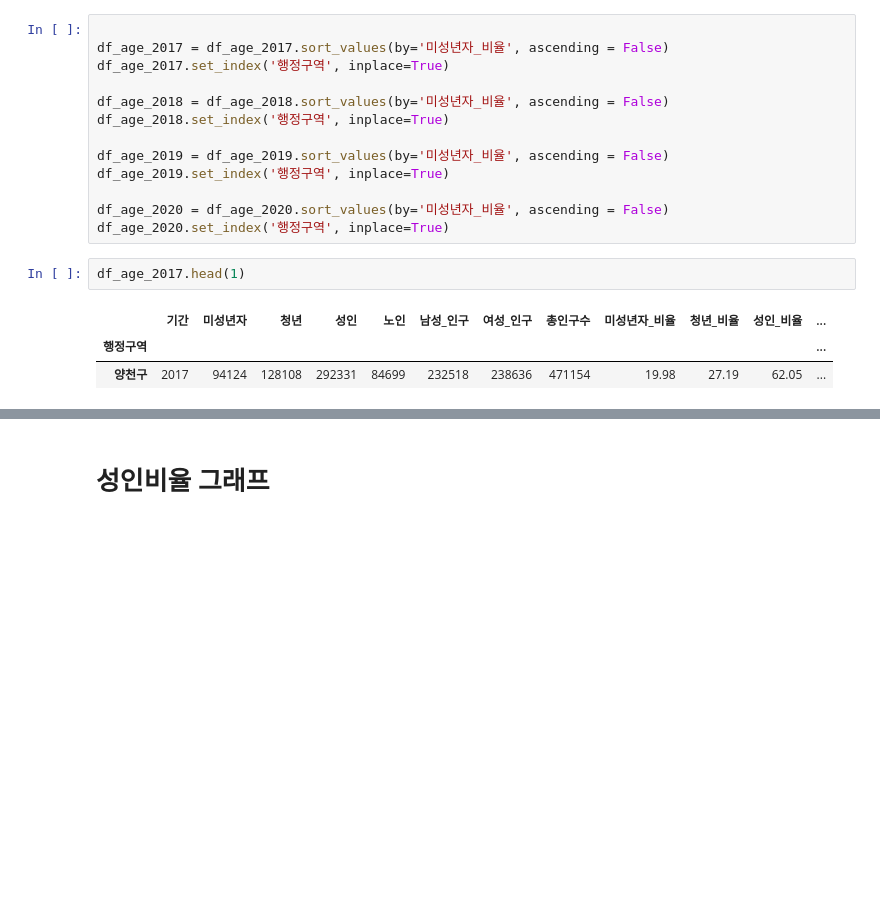
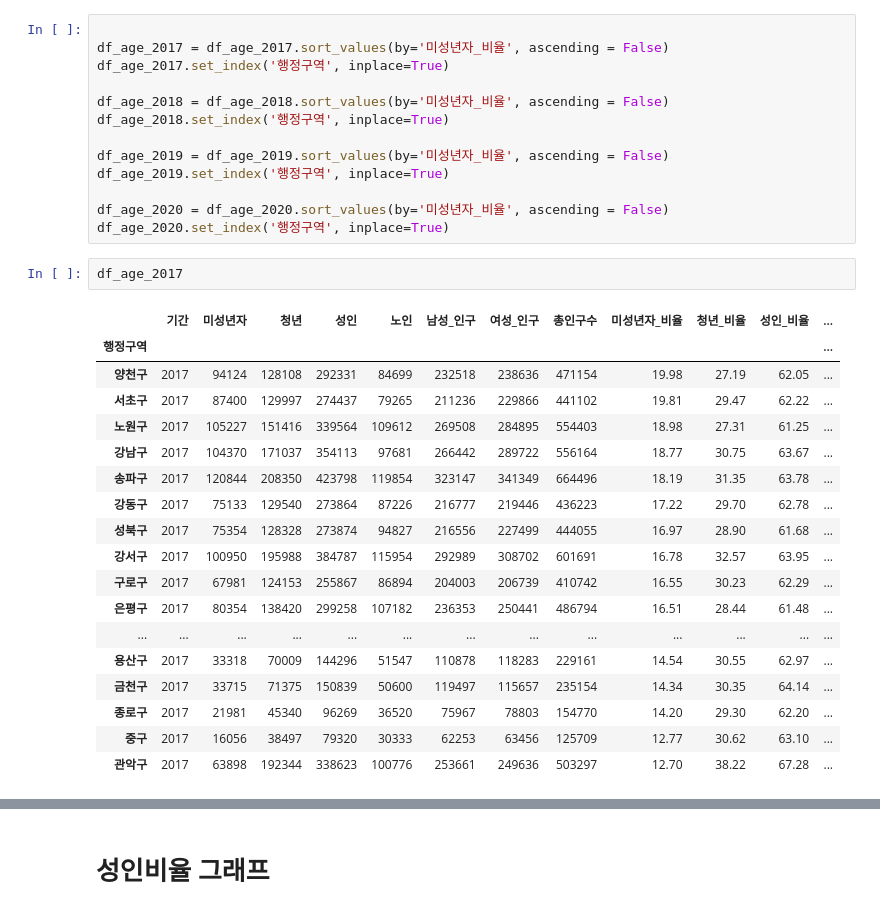
Before and after one commit to laits1/TIL, a Jupyter notebook: project/1)data분석 프로젝트/연령별 인구 그래프 차트.ipynb, the cells around one changed output, grey strips where cells are left out. Cells and saved outputs as stored; diff of their text form; blank space fills up the shorter version.

```diff
--- a/project/1)data분석 프로젝트/연령별 인구 그래프 차트.ipynb
+++ b/project/1)data분석 프로젝트/연령별 인구 그래프 차트.ipynb
@@ -62,8 +62,23 @@ df_age_2019.set_index('행정구역', inplace=True)
 df_age_2020 = df_age_2020.sort_values(by='미성년자_비율', ascending = False)
 df_age_2020.set_index('행정구역', inplace=True)
 # %%
-df_age_2017.head(1)
+df_age_2017
 # %% [output]
 |  | 기간 | 미성년자 | 청년 | 성인 | 노인 | 남성_인구 | 여성_인구 | 총인구수 | 미성년자_비율 | 청년_비율 | 성인_비율 | ... |
 | 행정구역 |  |  |  |  |  |  |  |  |  |  |  | ... |
 | 양천구 | 2017 | 94124 | 128108 | 292331 | 84699 | 232518 | 238636 | 471154 | 19.98 | 27.19 | 62.05 | ... |
+| 서초구 | 2017 | 87400 | 129997 | 274437 | 79265 | 211236 | 229866 | 441102 | 19.81 | 29.47 | 62.22 | ... |
+| 노원구 | 2017 | 105227 | 151416 | 339564 | 109612 | 269508 | 284895 | 554403 | 18.98 | 27.31 | 61.25 | ... |
+| 강남구 | 2017 | 104370 | 171037 | 354113 | 97681 | 266442 | 289722 | 556164 | 18.77 | 30.75 | 63.67 | ... |
+| 송파구 | 2017 | 120844 | 208350 | 423798 | 119854 | 323147 | 341349 | 664496 | 18.19 | 31.35 | 63.78 | ... |
+| 강동구 | 2017 | 75133 | 129540 | 273864 | 87226 | 216777 | 219446 | 436223 | 17.22 | 29.70 | 62.78 | ... |
+| 성북구 | 2017 | 75354 | 128328 | 273874 | 94827 | 216556 | 227499 | 444055 | 16.97 | 28.90 | 61.68 | ... |
+| 강서구 | 2017 | 100950 | 195988 | 384787 | 115954 | 292989 | 308702 | 601691 | 16.78 | 32.57 | 63.95 | ... |
+| 구로구 | 2017 | 67981 | 124153 | 255867 | 86894 | 204003 | 206739 | 410742 | 16.55 | 30.23 | 62.29 | ... |
+| 은평구 | 2017 | 80354 | 138420 | 299258 | 107182 | 236353 | 250441 | 486794 | 16.51 | 28.44 | 61.48 | ... |
+| ... | ... | ... | ... | ... | ... | ... | ... | ... | ... | ... | ... | ... |
+| 용산구 | 2017 | 33318 | 70009 | 144296 | 51547 | 110878 | 118283 | 229161 | 14.54 | 30.55 | 62.97 | ... |
+| 금천구 | 2017 | 33715 | 71375 | 150839 | 50600 | 119497 | 115657 | 235154 | 14.34 | 30.35 | 64.14 | ... |
+| 종로구 | 2017 | 21981 | 45340 | 96269 | 36520 | 75967 | 78803 | 154770 | 14.20 | 29.30 | 62.20 | ... |
+| 중구 | 2017 | 16056 | 38497 | 79320 | 30333 | 62253 | 63456 | 125709 | 12.77 | 30.62 | 63.10 | ... |
+| 관악구 | 2017 | 63898 | 192344 | 338623 | 100776 | 253661 | 249636 | 503297 | 12.70 | 38.22 | 67.28 | ... |
```
Also changed, not shown: parts of 12 cells of this notebook, 18 other files.
